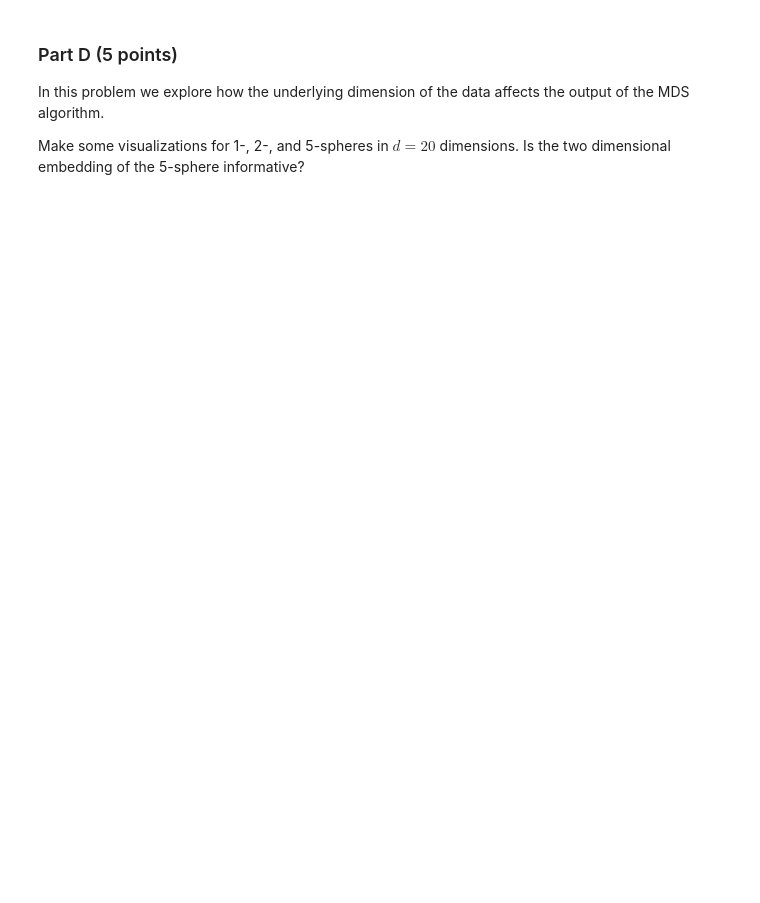
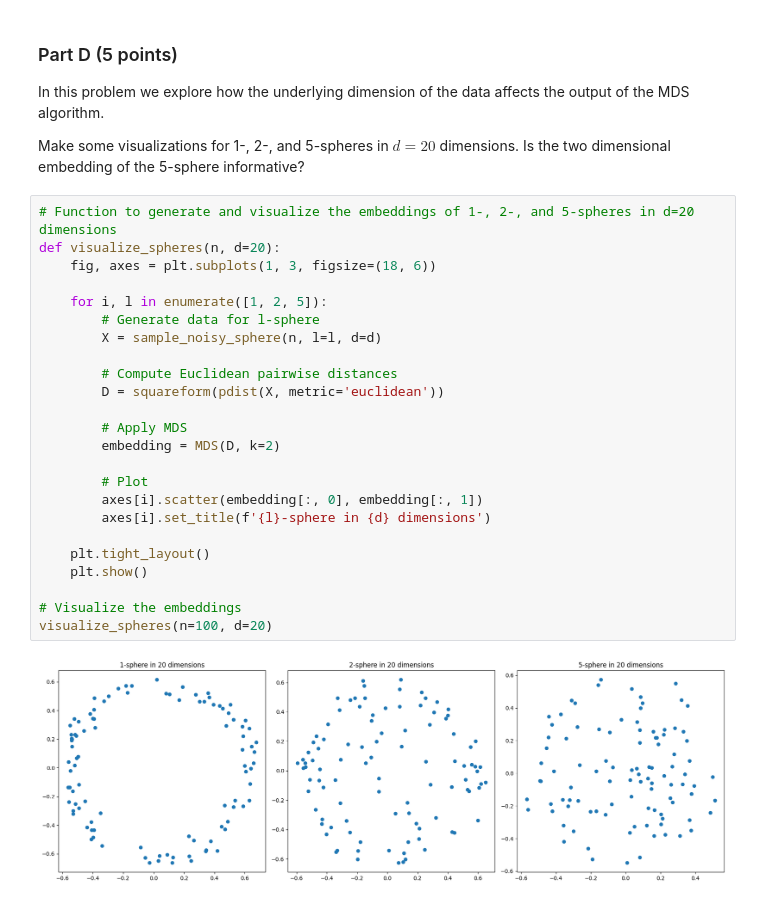
Before and after one commit to yul18025/hw6, a Jupyter notebook: answers.ipynb, the cells around one changed output. Saved outputs shown, nothing was run; the diff lists cells and outputs as text; blank space fills up the shorter version.

```diff
--- a/answers.ipynb
+++ b/answers.ipynb
@@ -127,3 +265,29 @@ How does the embedding depend on the choice of metric?
 In this problem we explore how the underlying dimension of the data affects the output of the MDS algorithm.
 
 Make some visualizations for 1-, 2-, and 5-spheres in $d=20$ dimensions. Is the two dimensional embedding of the 5-sphere informative?
+# %%
+# Function to generate and visualize the embeddings of 1-, 2-, and 5-spheres in d=20 dimensions
+def visualize_spheres(n, d=20):
+    fig, axes = plt.subplots(1, 3, figsize=(18, 6))
+
+    for i, l in enumerate([1, 2, 5]):
+        # Generate data for l-sphere
+        X = sample_noisy_sphere(n, l=l, d=d)
+
+        # Compute Euclidean pairwise distances
+        D = squareform(pdist(X, metric='euclidean'))
+
+        # Apply MDS
+        embedding = MDS(D, k=2)
+
+        # Plot
+        axes[i].scatter(embedding[:, 0], embedding[:, 1])
+        axes[i].set_title(f'{l}-sphere in {d} dimensions')
+
+    plt.tight_layout()
+    plt.show()
+
+# Visualize the embeddings
+visualize_spheres(n=100, d=20)
+# %% [output]
+[figure, added]
```
Also changed, not shown: parts of 9 cells of this notebook.
